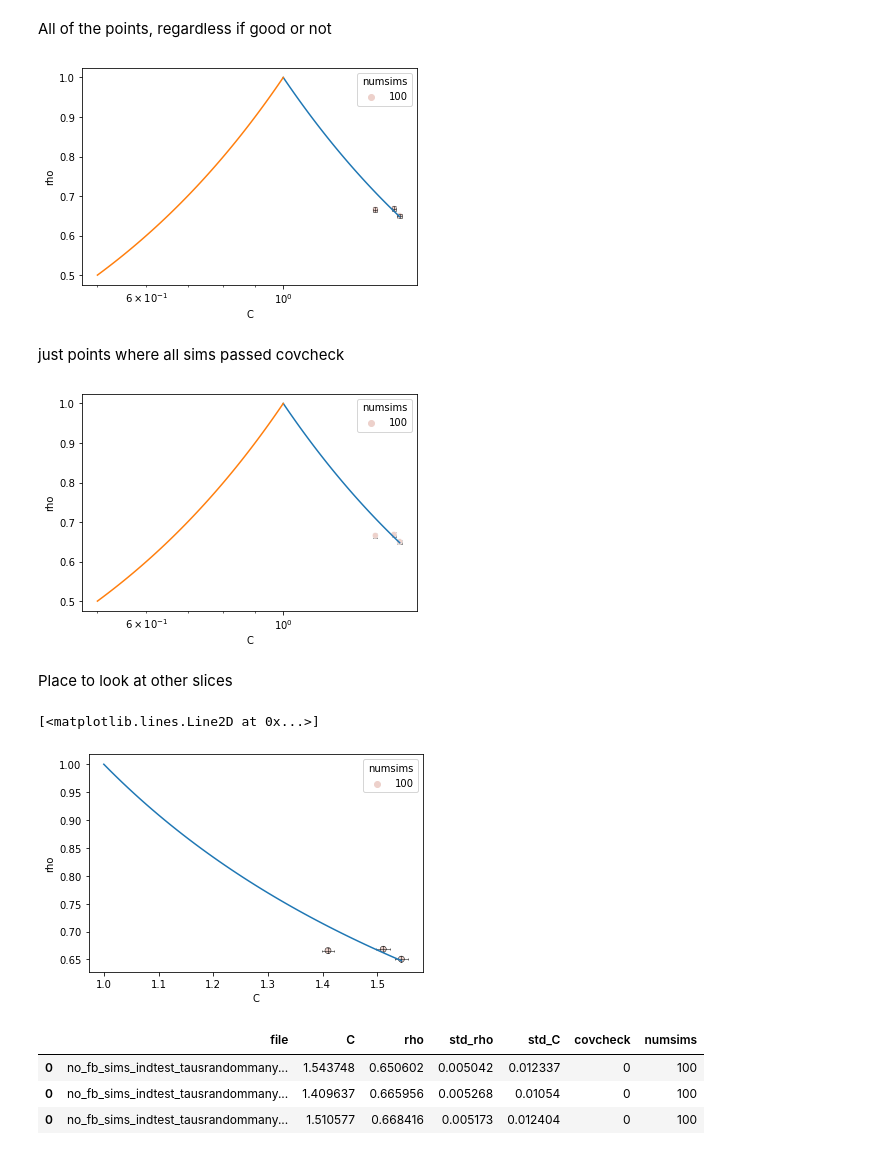
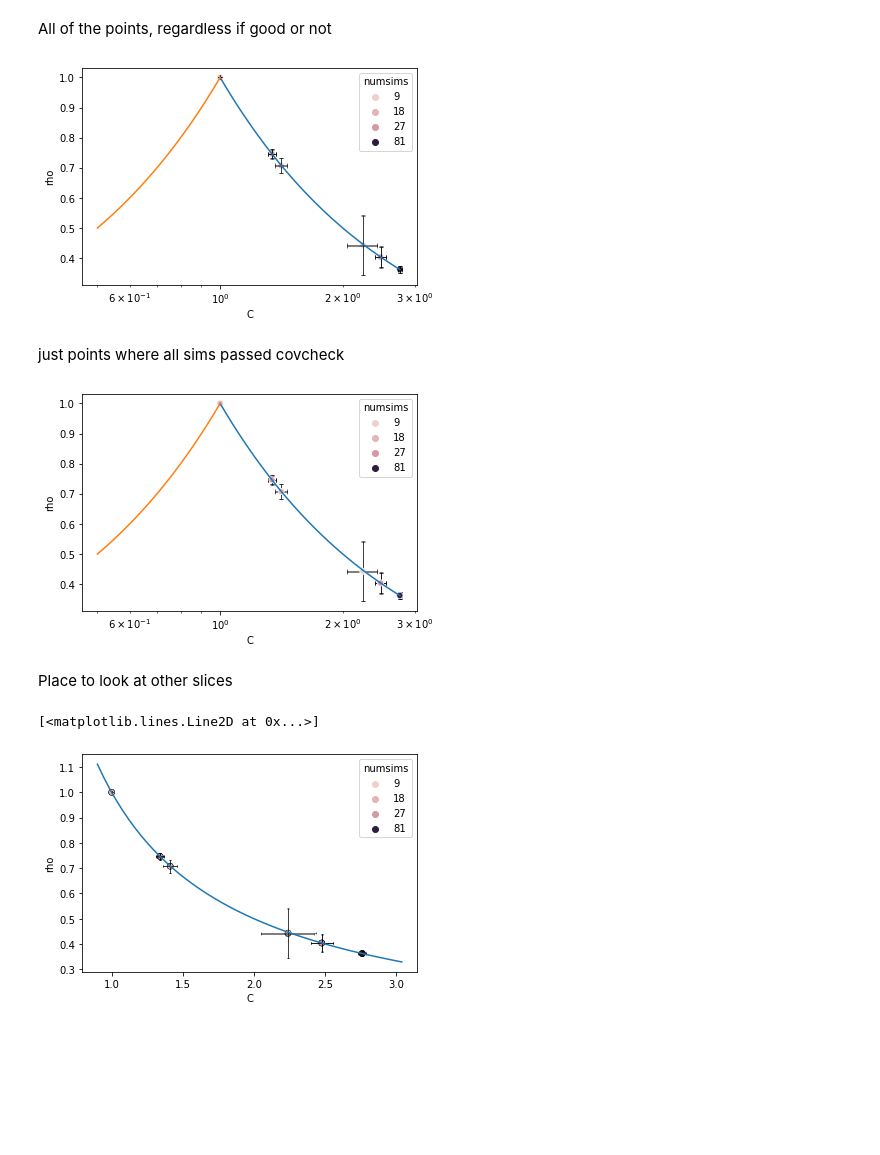
Before and after one commit to s-iyengar/StochFiniteDiffs, a Jupyter notebook: nofb_pointsplot.ipynb, the cells around one changed output. Drawn from its saved outputs; the diff is of its cells as text; code cells hidden in the pictures; blank space fills up the shorter version.

```diff
--- a/nofb_pointsplot.ipynb
+++ b/nofb_pointsplot.ipynb
@@ -32,7 +33,7 @@ for f in files:
 
 df = pd.concat(dfs, ignore_index=True)
 # %%
-folders = glob.glob('no_fb_sims_indtest_tausrandommany*')
+folders = glob.glob('constx*')
 df = pd.DataFrame()
 for i,folder in enumerate(folders):
     files = glob.glob(folder+'/*_simresults.tsv')
@@ -58,7 +59,7 @@ for f in df['file'].unique():
     rho = xycorr(experimentdata)
     C_val = CVratio(experimentdata)
     #estimate standard error by bootstrapping
-    std_Cval,std_rho = joinedbootstrap(experimentdata,5000)
+    std_Cval,std_rho = joinedbootstrap(experimentdata,1000)
 
     df2 = pd.DataFrame([[f,C_val,rho,std_rho,std_Cval,ncov,nsims]], columns= cols)
     pertdata = pd.concat([pertdata,df2])
@@ -72,7 +73,7 @@ plt.plot(np.linspace(1,pertdata["C"].max()),1/np.linspace(1,pertdata["C"].max())
 plt.plot(np.linspace(0.5,1),np.linspace(0.5,1))
 plt.xscale('log')
 # %% [output]
-[figure, old version]
+[figure, new version]
 # %% [markdown]
 just points where all sims passed covcheck
 # %%
@@ -84,22 +85,15 @@ plt.plot(np.linspace(1,cleared["C"].max()),1/np.linspace(1,cleared["C"].max()))
 plt.plot(np.linspace(0.5,1),np.linspace(0.5,1))
 plt.xscale('log')
 # %% [output]
-[figure, old version]
+[figure, new version]
 # %% [markdown]
 Place to look at other slices
 # %%
-plotted = pertdata[(pertdata['covcheck']==0)]
+plotted = pertdata
 sns.scatterplot(data=plotted,x="C",y="rho",hue='numsims',alpha=1,edgecolor='k')
 plt.errorbar(y="rho", x="C", xerr="std_C",
               yerr="std_rho", elinewidth=0.5,data=plotted, label=None, capsize=1, capthick=0.5,color='k',fmt='none')
-plt.plot(np.linspace(1,plotted["C"].max()),1/np.linspace(1,plotted["C"].max()))
+plt.plot(np.linspace(0.9*plotted["C"].min(),(1.1)*plotted["C"].max()),1/np.linspace(0.9*plotted["C"].min(),(1.1)*plotted["C"].max()))
 # %% [output]
 [<matplotlib.lines.Line2D at 0x...>]
-[figure, old version]
+[figure, new version]
-# %%
-pertdata
-# %% [output]
-|  | file | C | rho | std_rho | std_C | covcheck | numsims |
-| 0 | no_fb_sims_indtest_tausrandommany... | 1.543748 | 0.650602 | 0.005042 | 0.012337 | 0 | 100 |
-| 0 | no_fb_sims_indtest_tausrandommany... | 1.409637 | 0.665956 | 0.005268 | 0.01054 | 0 | 100 |
-| 0 | no_fb_sims_indtest_tausrandommany... | 1.510577 | 0.668416 | 0.005173 | 0.012404 | 0 | 100 |
```
Also changed, not shown: parts of 18 cells of this notebook, 1 other file.
